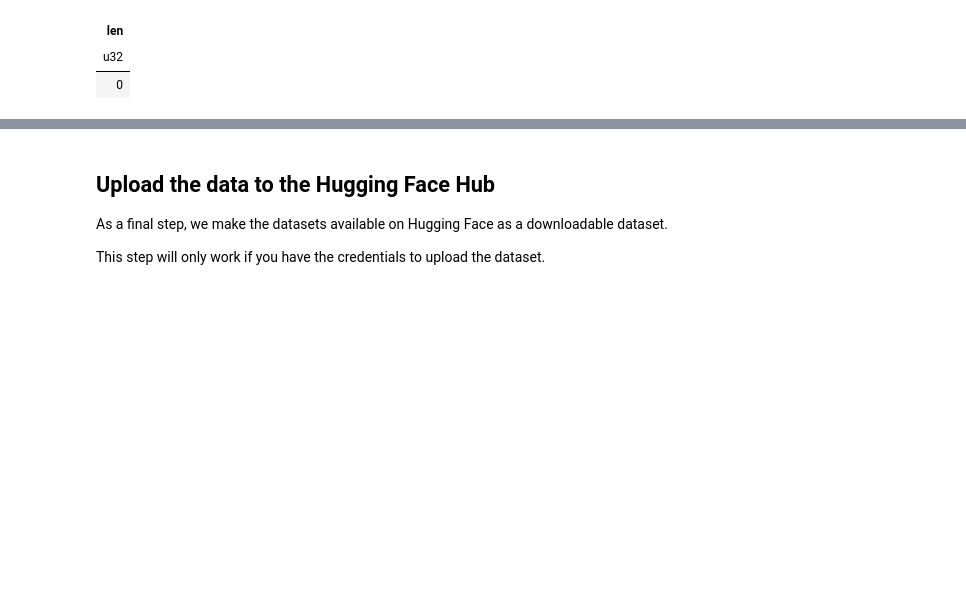
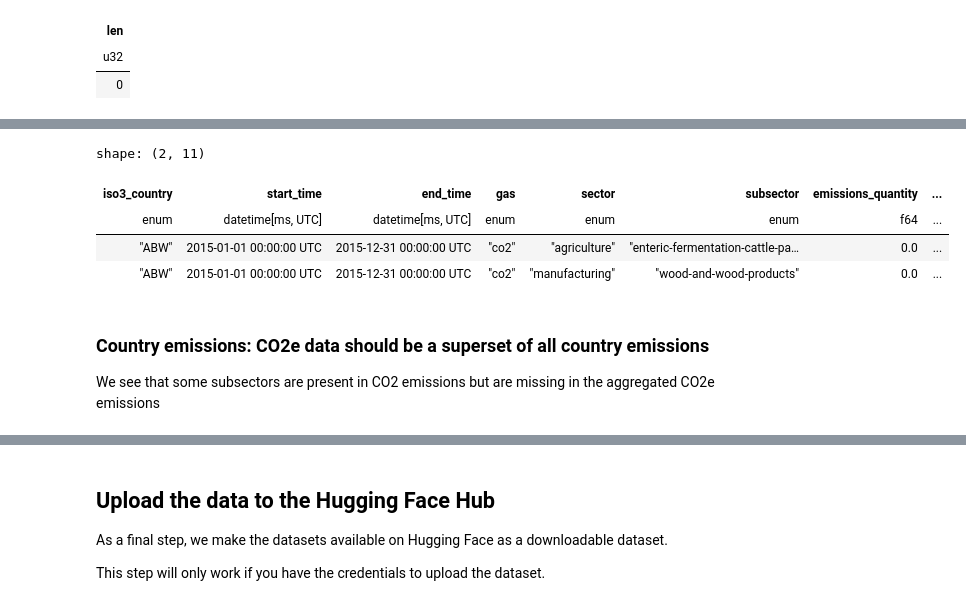
Before and after one commit to tjhunter/climate-trace-handbook, a Jupyter notebook: ct_book/_build/jupyter_execute/ingestion.ipynb, the cells around one changed output, grey strips where cells are left out. Cells and saved outputs as stored; diff of their text form; code cells hidden in the pictures; blank space fills up the shorter version.

```diff
--- a/ct_book/_build/jupyter_execute/ingestion.ipynb
+++ b/ct_book/_build/jupyter_execute/ingestion.ipynb
@@ -366,0 +413,13 @@ shape: (7, 4)
+# %%
+cdf = ct.read_country_emissions(parquet_path=p)
+cdf.head(2)
+# %% [output]
+shape: (2, 11)
+| iso3_country | start_time | end_time | gas | sector | subsector | emissions_quantity | ... |
+| enum | datetime[ms, UTC] | datetime[ms, UTC] | enum | enum | enum | f64 | ... |
+| "ABW" | 2015-01-01 00:00:00 UTC | 2015-12-31 00:00:00 UTC | "co2" | "agriculture" | "enteric-fermentation-cattle-pa… | 0.0 | ... |
+| "ABW" | 2015-01-01 00:00:00 UTC | 2015-12-31 00:00:00 UTC | "co2" | "manufacturing" | "wood-and-wood-products" | 0.0 | ... |
+# %% [markdown]
+### Country emissions: CO2e data should be a superset of all country emissions
+
+We see that some subsectors are present in CO2 emissions but are missing in the aggregated CO2e emissions
```
Also changed, not shown: parts of 17 cells of this notebook, 13 other files.
